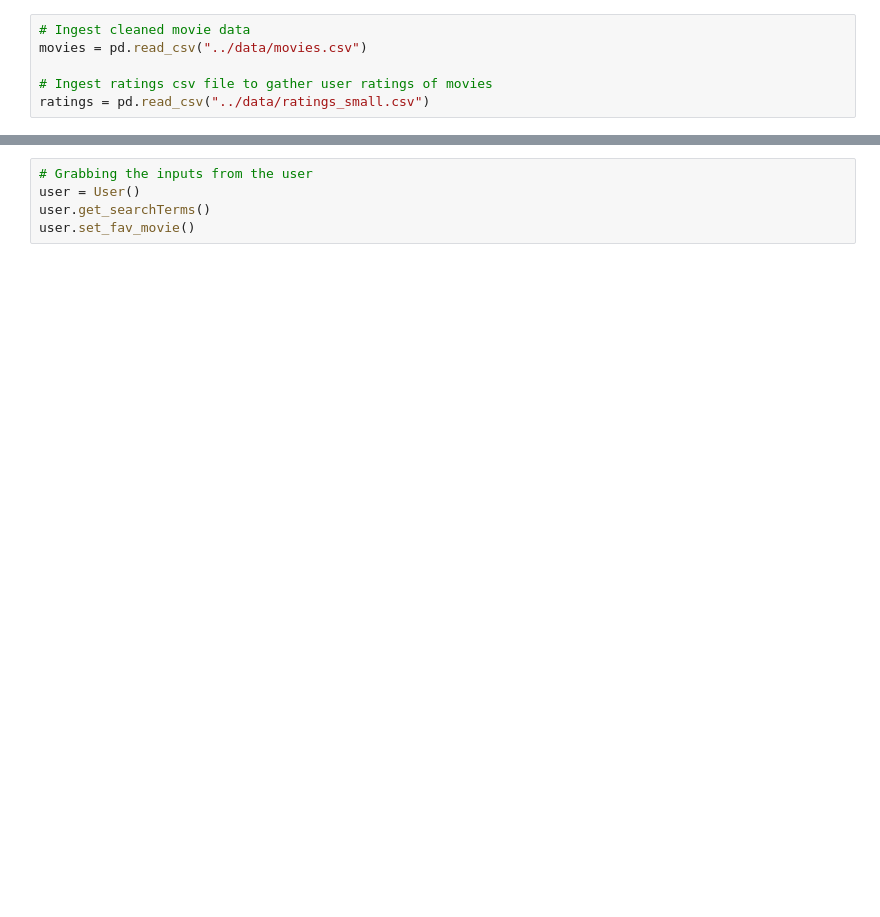
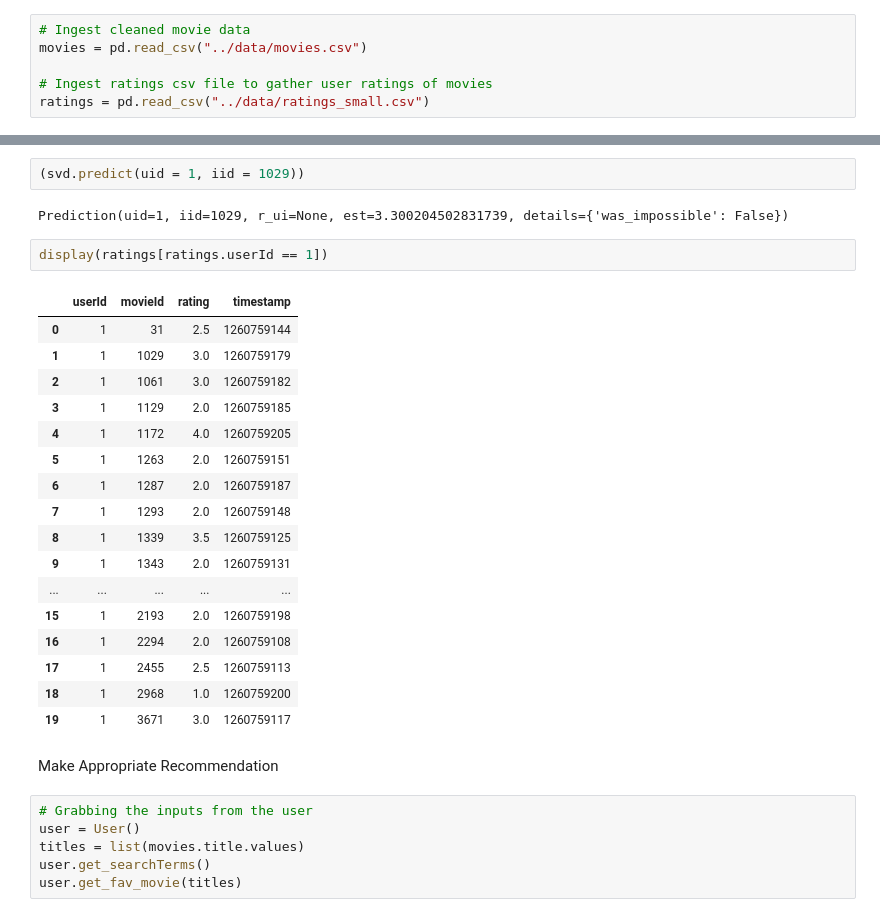
Before and after one commit to mcastelli5/Movie-Recommendation-Engine, a Jupyter notebook: notebooks/make_recommendation.ipynb, the cells around one changed output, grey strips where cells are left out. Saved outputs shown, nothing was run; the diff lists cells and outputs as text; blank space fills up the shorter version.

```diff
--- a/notebooks/make_recommendation.ipynb
+++ b/notebooks/make_recommendation.ipynb
@@ -34,8 +95,35 @@ display(movies)
+# %%
+(svd.predict(uid = 1, iid = 1029))
+# %% [output]
+Prediction(uid=1, iid=1029, r_ui=None, est=3.300204502831739, details={'was_impossible': False})
+# %%
+display(ratings[ratings.userId == 1])
+# %% [output]
+|  | userId | movieId | rating | timestamp |
+| 0 | 1 | 31 | 2.5 | 1260759144 |
+| 1 | 1 | 1029 | 3.0 | 1260759179 |
+| 2 | 1 | 1061 | 3.0 | 1260759182 |
+| 3 | 1 | 1129 | 2.0 | 1260759185 |
+| 4 | 1 | 1172 | 4.0 | 1260759205 |
+| 5 | 1 | 1263 | 2.0 | 1260759151 |
+| 6 | 1 | 1287 | 2.0 | 1260759187 |
+| 7 | 1 | 1293 | 2.0 | 1260759148 |
+| 8 | 1 | 1339 | 3.5 | 1260759125 |
+| 9 | 1 | 1343 | 2.0 | 1260759131 |
+| ... | ... | ... | ... | ... |
+| 15 | 1 | 2193 | 2.0 | 1260759198 |
+| 16 | 1 | 2294 | 2.0 | 1260759108 |
+| 17 | 1 | 2455 | 2.5 | 1260759113 |
+| 18 | 1 | 2968 | 1.0 | 1260759200 |
+| 19 | 1 | 3671 | 3.0 | 1260759117 |
+# %% [markdown]
+Make Appropriate Recommendation
 # %%
 # Grabbing the inputs from the user
 user = User()
+titles = list(movies.title.values)
 user.get_searchTerms()
-user.set_fav_movie()
+user.get_fav_movie(titles)
 # %%
 print("User search terms: ", user.search_terms)
 print("User favorite movie: ", user.fav_movie)
```
Also changed, not shown: parts of 25 cells of this notebook, 1 other file.
